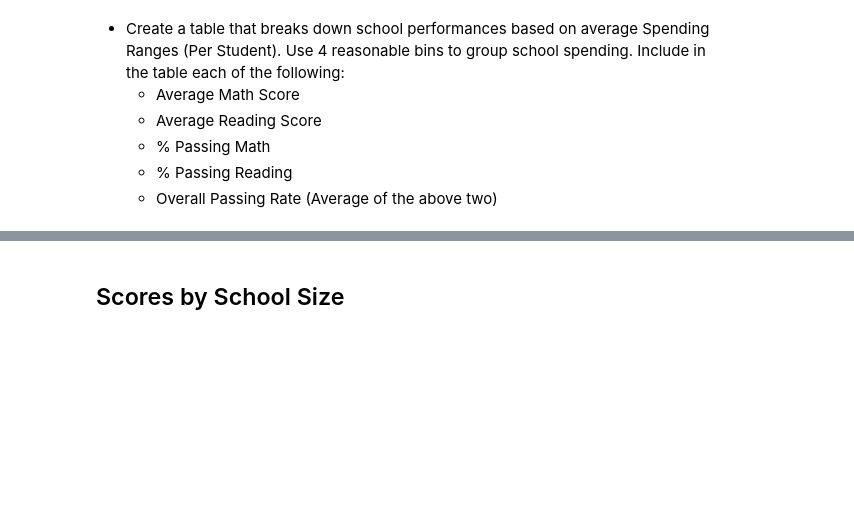
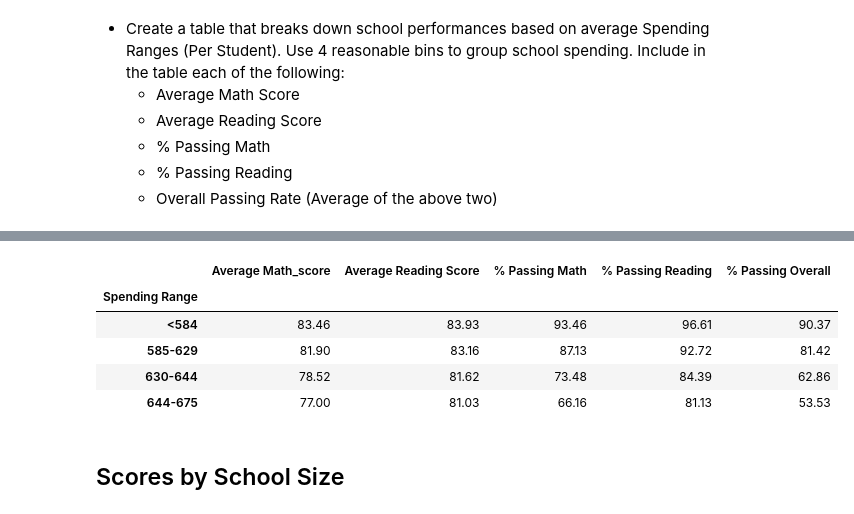
Before and after one commit to MohanPanga/pandas_challenge, a Jupyter notebook: PyCitySchools/PyCitySchools.ipynb, the cells around one changed output, grey strips where cells are left out. Cells and saved outputs as stored; diff of their text form; code cells hidden in the pictures; blank space fills up the shorter version.

```diff
--- a/PyCitySchools/PyCitySchools.ipynb
+++ b/PyCitySchools/PyCitySchools.ipynb
@@ -251,3 +265,27 @@ Bottom_schools.head(5)
+# %%
+# make a copy of summary_df dataframe that has school summary
+score_by_school_spend = summary_df.copy(deep = True)
+
+# cast budget column to folat
+score_by_school_spend['Per Student Budget'] = score_by_school_spend['Per Student Budget'].str.replace("$","").astype(float)
+
+# create bins for spending per student and corresponding labels
+bins =[0, 584, 629, 644, 675]
+labels =['<584','585-629','630-644','644-675']
+
+# bin data on school spending per student and group by spending range
+score_by_school_spend['Spending Range'] = pd.cut(score_by_school_spend['Per Student Budget'], bins, labels=labels,include_lowest=True)
+group_score_by_school_spend = score_by_school_spend.groupby('Spending Range')[['Average Math_score', 'Average Reading Score', '% Passing Math','% Passing Reading','% Passing Overall']].mean()
+
+# round data for dispaly
+group_score_by_school_spend.round(2)
+# %% [output]
+|  | Average Math_score | Average Reading Score | % Passing Math | % Passing Reading | % Passing Overall |
+| Spending Range |  |  |  |  |  |
+| <584 | 83.46 | 83.93 | 93.46 | 96.61 | 90.37 |
+| 585-629 | 81.90 | 83.16 | 87.13 | 92.72 | 81.42 |
+| 630-644 | 78.52 | 81.62 | 73.48 | 84.39 | 62.86 |
+| 644-675 | 77.00 | 81.03 | 66.16 | 81.13 | 53.53 |
 # %% [markdown]
 ## Scores by School Size
 # %% [markdown]
```
Also changed, not shown: parts of 10 cells of this notebook.
